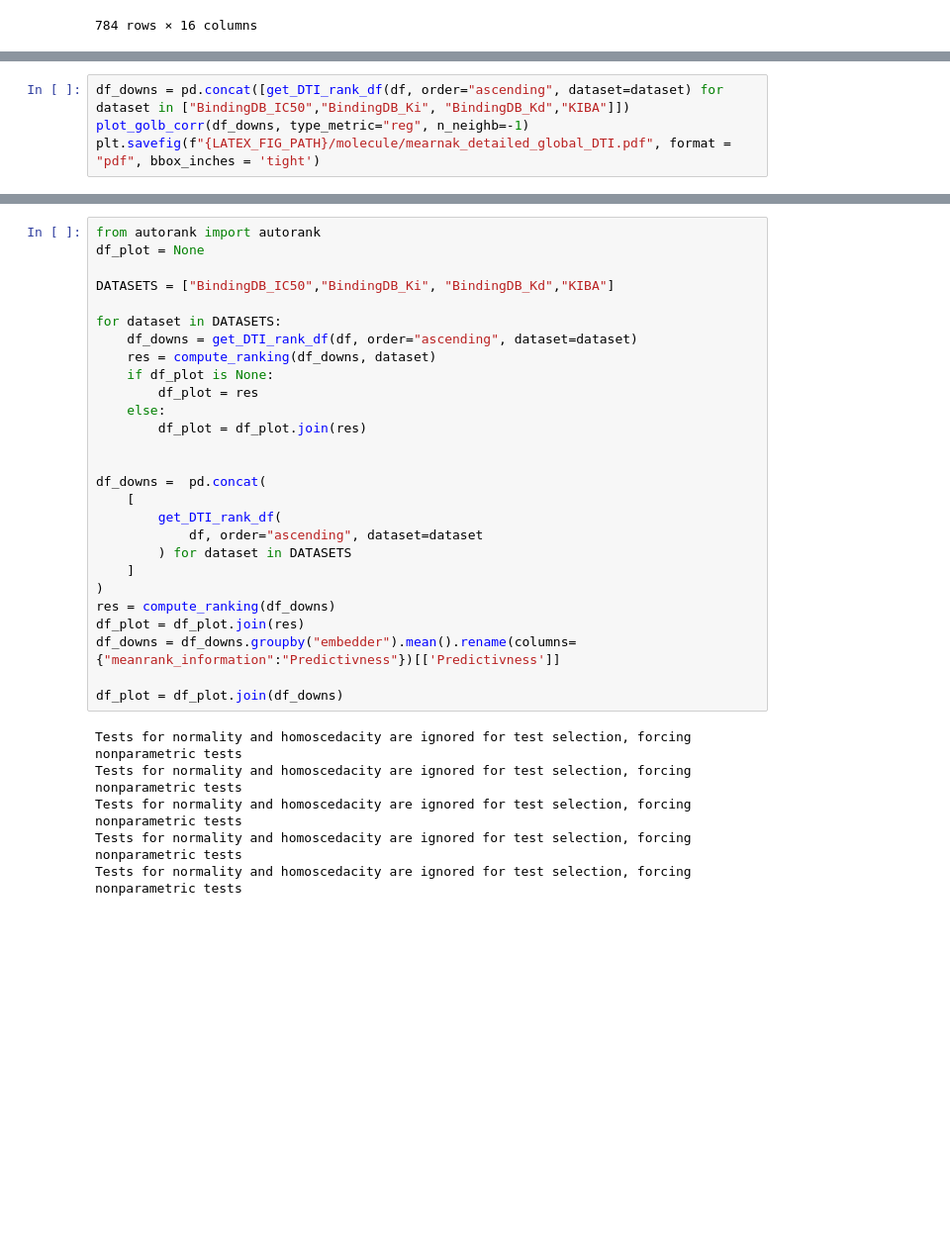
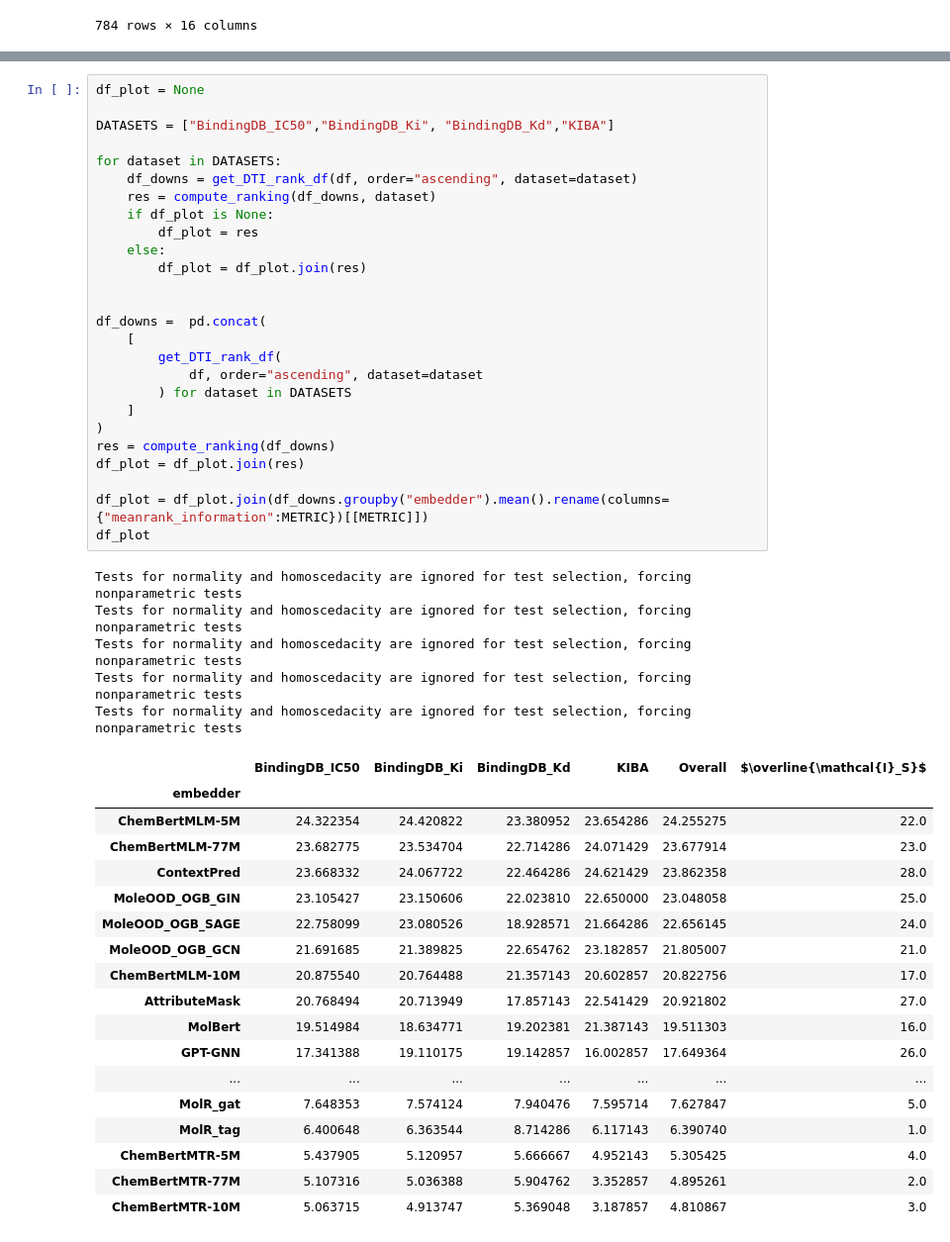
Before and after one commit to ills-montreal/emir, a Jupyter notebook: molecule/notebooks/notebook_DTI.ipynb, the cells around one changed output, grey strips where cells are left out. Shown at 99% size. Saved outputs shown, nothing was run; the diff lists cells and outputs as text; blank space fills up the shorter version.

```diff
--- a/molecule/notebooks/notebook_DTI.ipynb
+++ b/molecule/notebooks/notebook_DTI.ipynb
@@ -163,4 +125,0 @@ def plot_golb_corr(df_downs, FIGSIZE=3, type_metric="reg", n_neighb=-1):
-# %%
-df_downs = pd.concat([get_DTI_rank_df(df, order="ascending", dataset=dataset) for dataset in ["BindingDB_IC50","BindingDB_Ki", "BindingDB_Kd","KIBA"]])
-plot_golb_corr(df_downs, type_metric="reg", n_neighb=-1)
-plt.savefig(f"{LATEX_FIG_PATH}/molecule/mearnak_detailed_global_DTI.pdf", format = "pdf", bbox_inches = 'tight')
@@ -194,36 +126,53 @@ Tests for normality and homoscedacity are ignored for test selection, forcing no
 # %%
-from autorank import autorank
 df_plot = None
 
 DATASETS = ["BindingDB_IC50","BindingDB_Ki", "BindingDB_Kd","KIBA"]
 
 for dataset in DATASETS:
     df_downs = get_DTI_rank_df(df, order="ascending", dataset=dataset)
     res = compute_ranking(df_downs, dataset)
     if df_plot is None:
         df_plot = res
     else:
         df_plot = df_plot.join(res)
 
 
 df_downs =  pd.concat(
     [
         get_DTI_rank_df(
             df, order="ascending", dataset=dataset
         ) for dataset in DATASETS
     ]
 )
 res = compute_ranking(df_downs)
 df_plot = df_plot.join(res)
-df_downs = df_downs.groupby("embedder").mean().rename(columns={"meanrank_information":"Predictivness"})[['Predictivness']]
 
-df_plot = df_plot.join(df_downs)
+df_plot = df_plot.join(df_downs.groupby("embedder").mean().rename(columns={"meanrank_information":METRIC})[[METRIC]])
+df_plot
 # %% [output]
 Tests for normality and homoscedacity are ignored for test selection, forcing nonparametric tests
 Tests for normality and homoscedacity are ignored for test selection, forcing nonparametric tests
 Tests for normality and homoscedacity are ignored for test selection, forcing nonparametric tests
 Tests for normality and homoscedacity are ignored for test selection, forcing nonparametric tests
 Tests for normality and homoscedacity are ignored for test selection, forcing nonparametric tests
+|  | BindingDB_IC50 | BindingDB_Ki | BindingDB_Kd | KIBA | Overall | $\overline{\mathcal{I}_S}$ |
+| embedder |  |  |  |  |  |  |
+| ChemBertMLM-5M | 24.322354 | 24.420822 | 23.380952 | 23.654286 | 24.255275 | 22.0 |
+| ChemBertMLM-77M | 23.682775 | 23.534704 | 22.714286 | 24.071429 | 23.677914 | 23.0 |
+| ContextPred | 23.668332 | 24.067722 | 22.464286 | 24.621429 | 23.862358 | 28.0 |
+| MoleOOD_OGB_GIN | 23.105427 | 23.150606 | 22.023810 | 22.650000 | 23.048058 | 25.0 |
+| MoleOOD_OGB_SAGE | 22.758099 | 23.080526 | 18.928571 | 21.664286 | 22.656145 | 24.0 |
+| MoleOOD_OGB_GCN | 21.691685 | 21.389825 | 22.654762 | 23.182857 | 21.805007 | 21.0 |
+| ChemBertMLM-10M | 20.875540 | 20.764488 | 21.357143 | 20.602857 | 20.822756 | 17.0 |
+| AttributeMask | 20.768494 | 20.713949 | 17.857143 | 22.541429 | 20.921802 | 27.0 |
+| MolBert | 19.514984 | 18.634771 | 19.202381 | 21.387143 | 19.511303 | 16.0 |
+| GPT-GNN | 17.341388 | 19.110175 | 19.142857 | 16.002857 | 17.649364 | 26.0 |
+| ... | ... | ... | ... | ... | ... | ... |
+| MolR_gat | 7.648353 | 7.574124 | 7.940476 | 7.595714 | 7.627847 | 5.0 |
+| MolR_tag | 6.400648 | 6.363544 | 8.714286 | 6.117143 | 6.390740 | 1.0 |
+| ChemBertMTR-5M | 5.437905 | 5.120957 | 5.666667 | 4.952143 | 5.305425 | 4.0 |
+| ChemBertMTR-77M | 5.107316 | 5.036388 | 5.904762 | 3.352857 | 4.895261 | 2.0 |
+| ChemBertMTR-10M | 5.063715 | 4.913747 | 5.369048 | 3.187857 | 4.810867 | 3.0 |
 # %%
 avg_results = df_plot.reset_index().rename(columns={"embedder":"model"})
 
```
Also changed, not shown: parts of 17 cells of this notebook, 12 other files.
